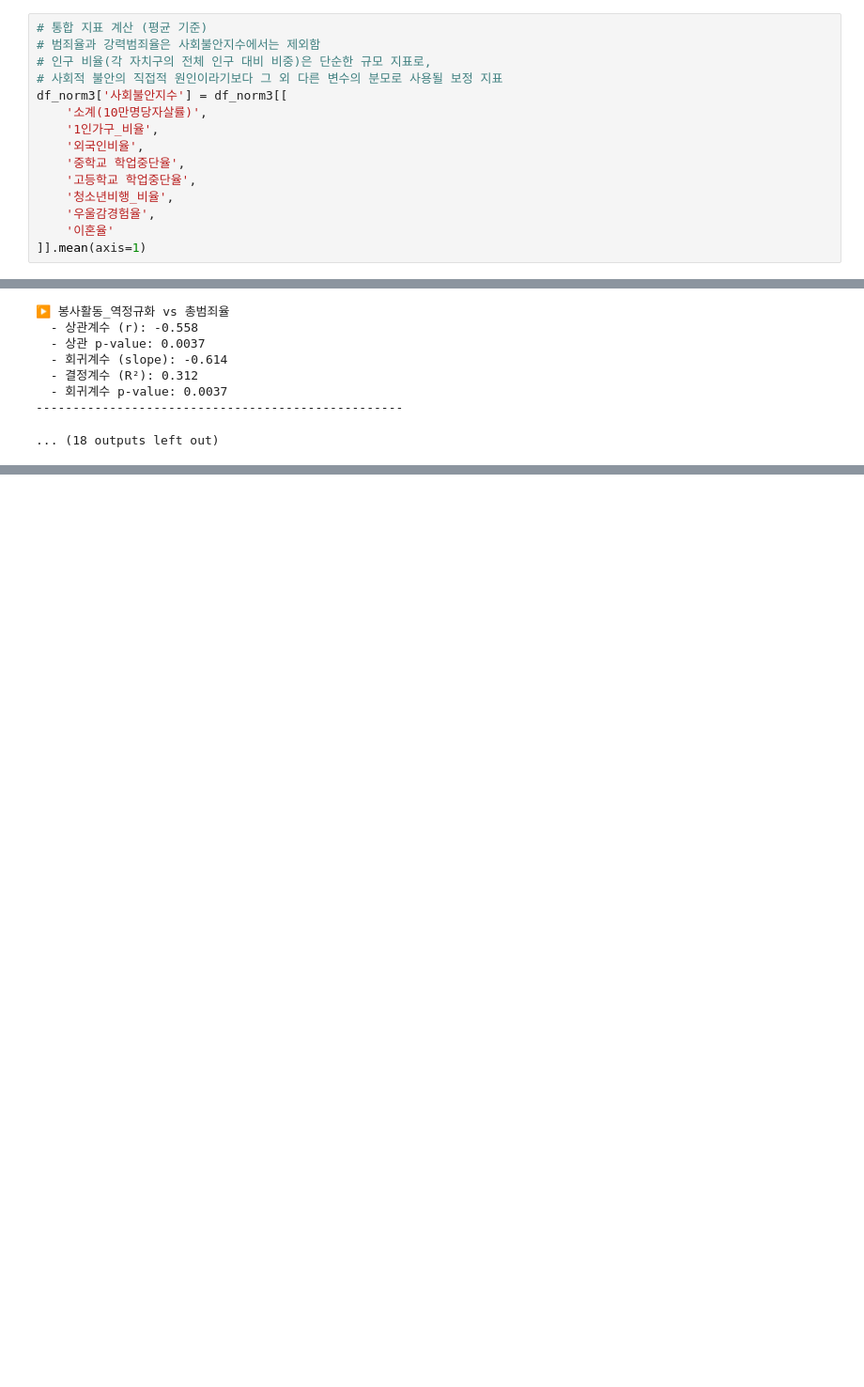
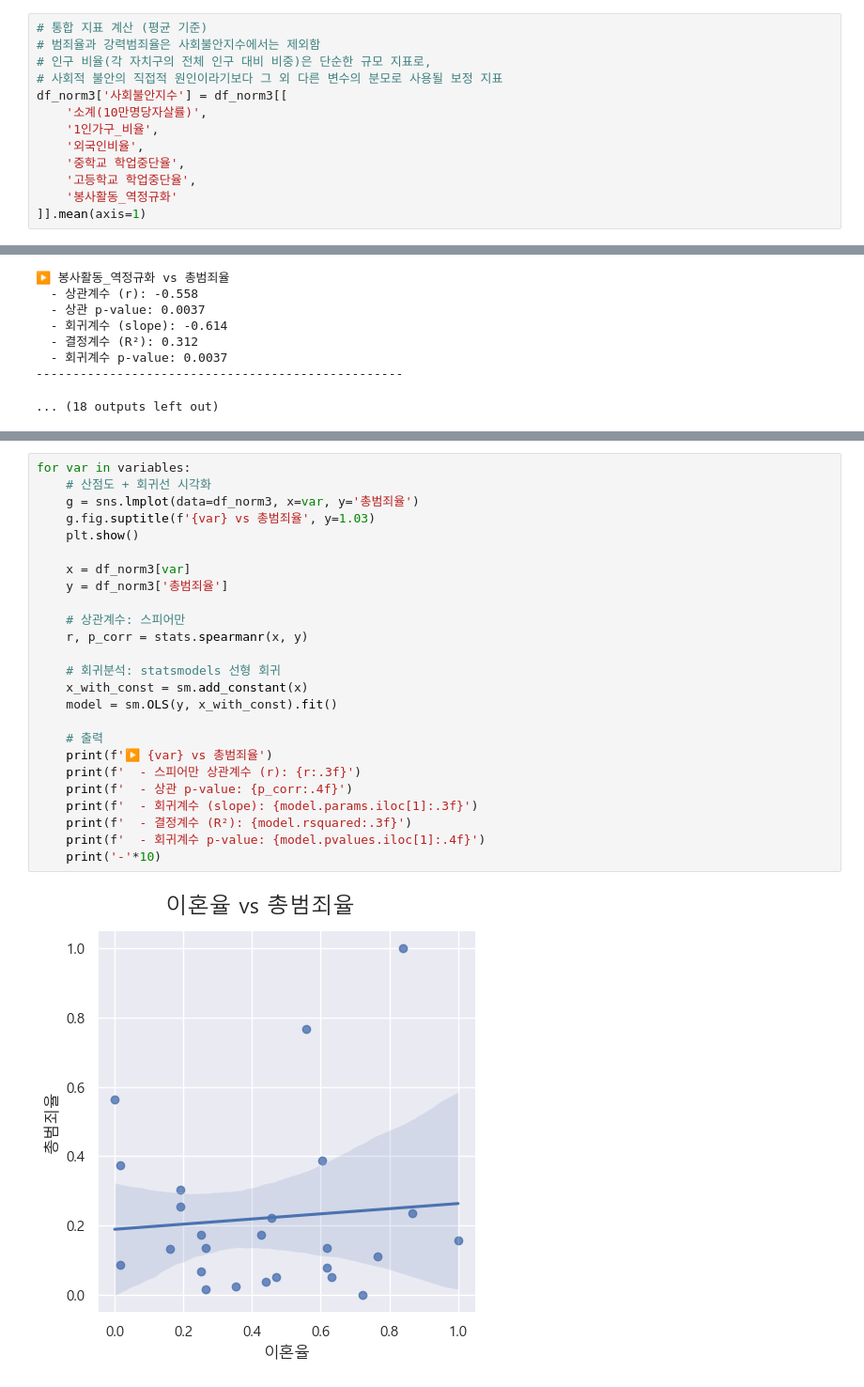
Before and after one commit to CityCrimeResearch/MidProject, a Jupyter notebook: members/조준혁/notebook/정규화작업_수정3.ipynb, the cells around one changed output, grey strips where cells are left out. Shown at 94% size. Cells and saved outputs as stored; diff of their text form; blank space fills up the shorter version.

```diff
--- a/members/조준혁/notebook/정규화작업_수정3.ipynb
+++ b/members/조준혁/notebook/정규화작업_수정3.ipynb
@@ -1502,9 +1502,7 @@ df_norm3['사회불안지수'] = df_norm3[[
     '외국인비율',
     '중학교 학업중단율',
     '고등학교 학업중단율',
-    '청소년비행_비율',
-    '우울감경험율',
-    '이혼율'
+    '봉사활동_역정규화'
 ]].mean(axis=1)
 # %% [markdown]
 범죄율/강력범죄율은 실제 결과, 예측하고 싶은 대상이며 사회불안지수는 그 결과를 예측하거나 설명하기 위한 지표인데
@@ -1794,0 +1803,27 @@ for var in variables:
+# %%
+for var in variables:
+    # 산점도 + 회귀선 시각화
+    g = sns.lmplot(data=df_norm3, x=var, y='총범죄율')
+    g.fig.suptitle(f'{var} vs 총범죄율', y=1.03)
+    plt.show()
+
+    x = df_norm3[var]
+    y = df_norm3['총범죄율']
+
+    # 상관계수: 스피어만
+    r, p_corr = stats.spearmanr(x, y)
+
+    # 회귀분석: statsmodels 선형 회귀
+    x_with_const = sm.add_constant(x)
+    model = sm.OLS(y, x_with_const).fit()
+
+    # 출력
+    print(f'▶️ {var} vs 총범죄율')
+    print(f'  - 스피어만 상관계수 (r): {r:.3f}')
+    print(f'  - 상관 p-value: {p_corr:.4f}')
+    print(f'  - 회귀계수 (slope): {model.params.iloc[1]:.3f}')
+    print(f'  - 결정계수 (R²): {model.rsquared:.3f}')
+    print(f'  - 회귀계수 p-value: {model.pvalues.iloc[1]:.4f}')
+    print('-'*10)
+# %% [output]
+[figure, added]
```
Also changed, not shown: parts of 5 cells of this notebook, 3 other files.
